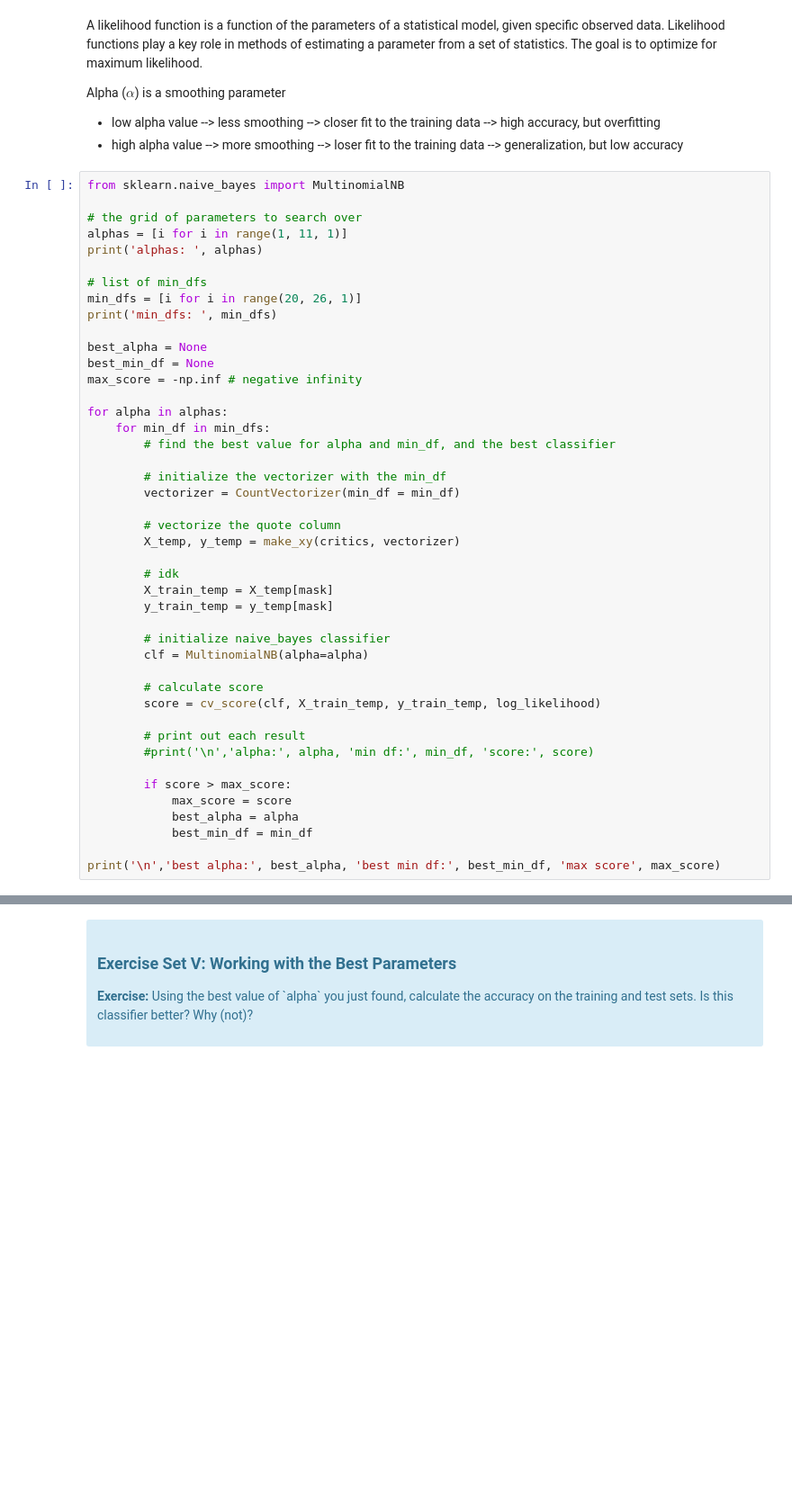
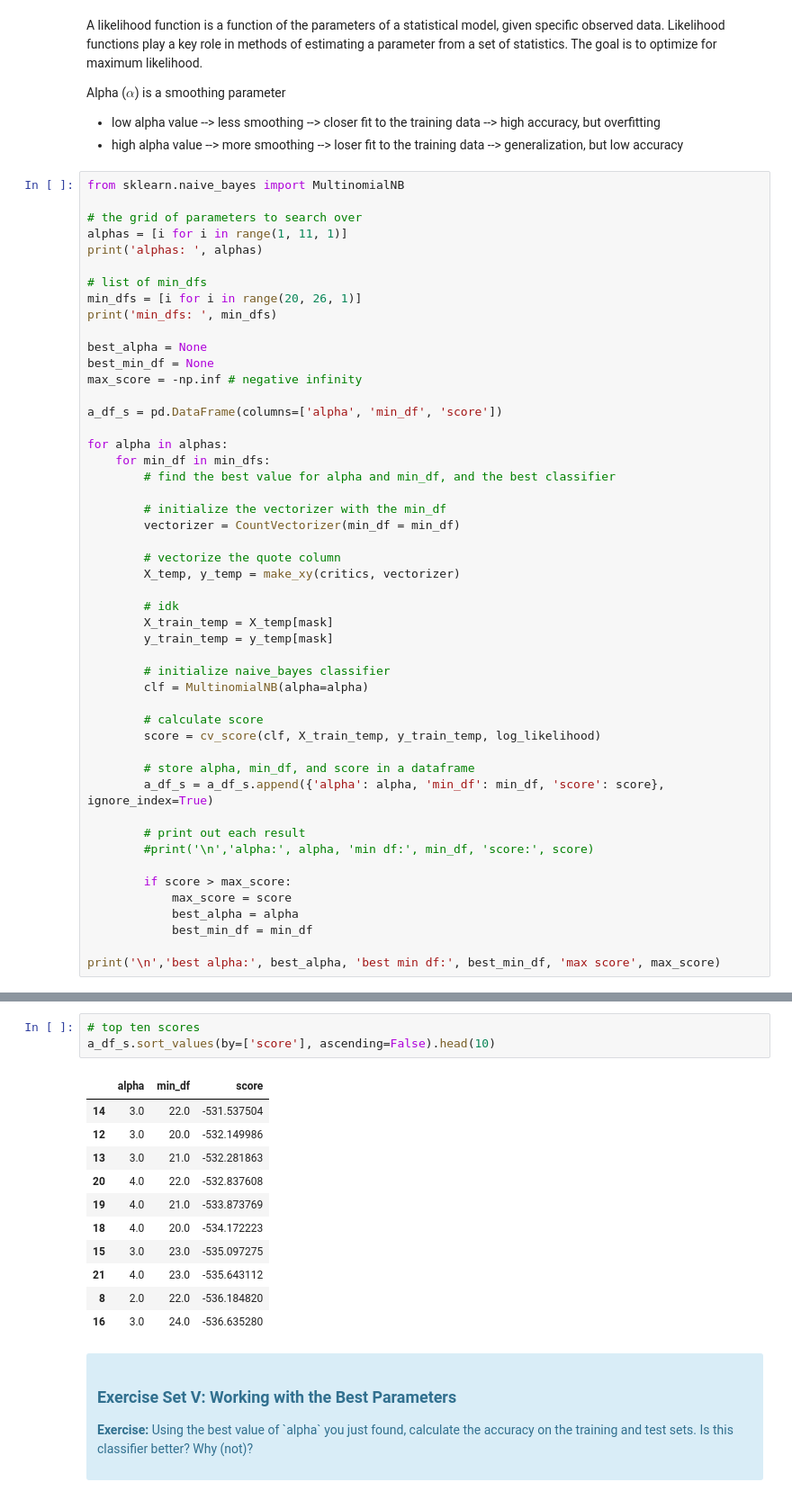
Before and after one commit to milesin3d/Springboard-MiniProjects, a Jupyter notebook: Movie Ratings/naive_bayes/Mini_Project_Naive_Bayes.ipynb, the cells around one changed output, grey strips where cells are left out. Shown at 90% size. Cells and saved outputs as stored; diff of their text form; blank space fills up the shorter version.

```diff
--- a/Movie Ratings/naive_bayes/Mini_Project_Naive_Bayes.ipynb
+++ b/Movie Ratings/naive_bayes/Mini_Project_Naive_Bayes.ipynb
@@ -557,6 +557,8 @@ print('min_dfs: ', min_dfs)
 best_alpha = None
 best_min_df = None
 max_score = -np.inf # negative infinity
+
+a_df_s = pd.DataFrame(columns=['alpha', 'min_df', 'score'])
 
 for alpha in alphas:
     for min_df in min_dfs:
@@ -578,6 +580,9 @@ for alpha in alphas:
         # calculate score
         score = cv_score(clf, X_train_temp, y_train_temp, log_likelihood)
 
+        # store alpha, min_df, and score in a dataframe
+        a_df_s = a_df_s.append({'alpha': alpha, 'min_df': min_df, 'score': score}, ignore_index=True)
+
         # print out each result
         #print('\n','alpha:', alpha, 'min df:', min_df, 'score:', score)
 
@@ -599,3 +600,18 @@ alpha: 4
+# %%
+# top ten scores
+a_df_s.sort_values(by=['score'], ascending=False).head(10)
+# %% [output]
+|  | alpha | min_df | score |
+| 14 | 3.0 | 22.0 | -531.537504 |
+| 12 | 3.0 | 20.0 | -532.149986 |
+| 13 | 3.0 | 21.0 | -532.281863 |
+| 20 | 4.0 | 22.0 | -532.837608 |
+| 19 | 4.0 | 21.0 | -533.873769 |
+| 18 | 4.0 | 20.0 | -534.172223 |
+| 15 | 3.0 | 23.0 | -535.097275 |
+| 21 | 4.0 | 23.0 | -535.643112 |
+| 8 | 2.0 | 22.0 | -536.184820 |
+| 16 | 3.0 | 24.0 | -536.635280 |
 # %% [markdown]
 <div class="span5 alert alert-info">
 <h3>Exercise Set V: Working with the Best Parameters</h3>
```
Also changed, not shown: parts of 10 cells of this notebook, 1 other file.
